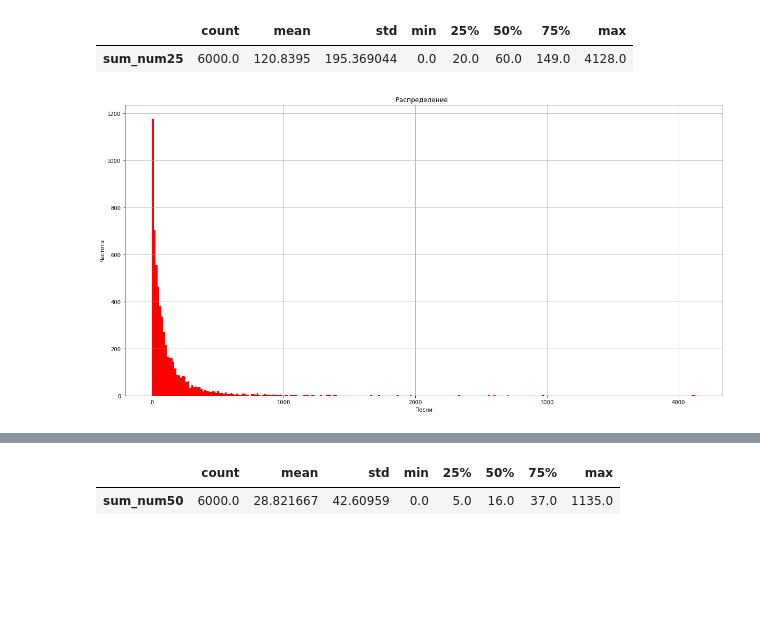
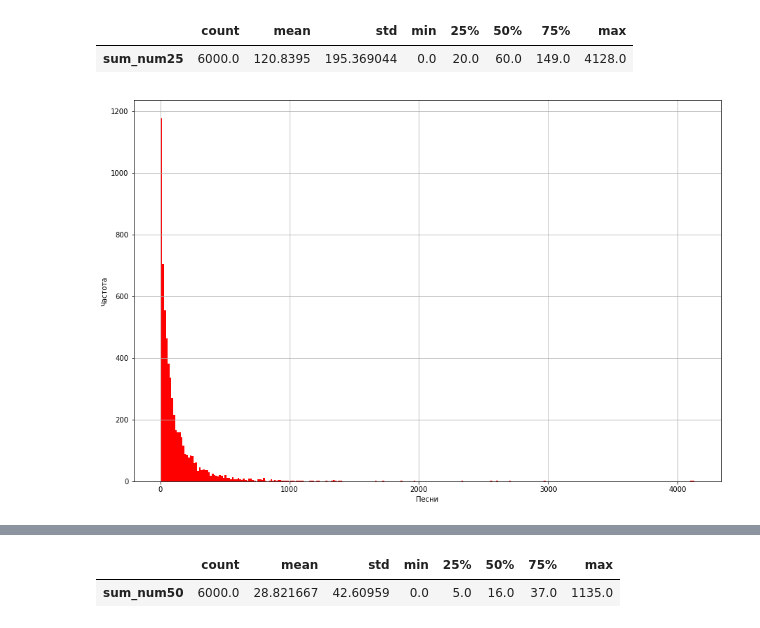
Before and after one commit to rimskiynikita/churn_prediction, a Jupyter notebook: Описание данных.ipynb, the cells around one changed output, grey strips where cells are left out. Saved outputs shown, nothing was run; the diff lists cells and outputs as text; code cells hidden in the pictures; blank space fills up the shorter version.

```diff
--- a/Описание данных.ipynb
+++ b/Описание данных.ipynb
@@ -49,6 +49,17 @@ def get_median(d, col):
 
 def get_plot_for_usual(d, col, text, x_name, y_name, bins='auto'):
     plt.figure(figsize=(20, 10))
+    #x=d.describe()[[col]].T.max().values[-1]
+    d[col].hist(color='red', bins=bins)
+    plt.title(text)
+    plt.xlabel(x_name)
+    plt.ylabel(y_name)
+    #plt.axis([40, 160, 0, 0.03])
+    #plt.xticks(np.arange(1,x+1))
+    plt.show()
+
+def get_plot_for_usual_3(d, col, text, x_name, y_name, bins='auto'):
+    plt.figure(figsize=(15, 10))
     #x=d.describe()[[col]].T.max().values[-1]
     d[col].hist(color='red', bins=bins)
     plt.title(text)
@@ -285,6 +295,6 @@ get_description_for_qual(d_logs_2, 'sum_num25')
 |  | count | mean | std | min | 25% | 50% | 75% | max |
 | sum_num25 | 6000.0 | 120.8395 | 195.369044 | 0.0 | 20.0 | 60.0 | 149.0 | 4128.0 |
 # %%
-get_plot_for_usual(d_logs_2, 'sum_num25', text='Распределение  ', x_name='Песни', y_name='Частота')
+get_plot_for_usual_3(d_logs_2, 'sum_num25', text=' ', x_name='Песни', y_name='Частота')
 # %% [output]
-[figure, old version]
+[figure, new version]
```
Also changed, not shown: parts of 13 cells of this notebook, 2 other files.
